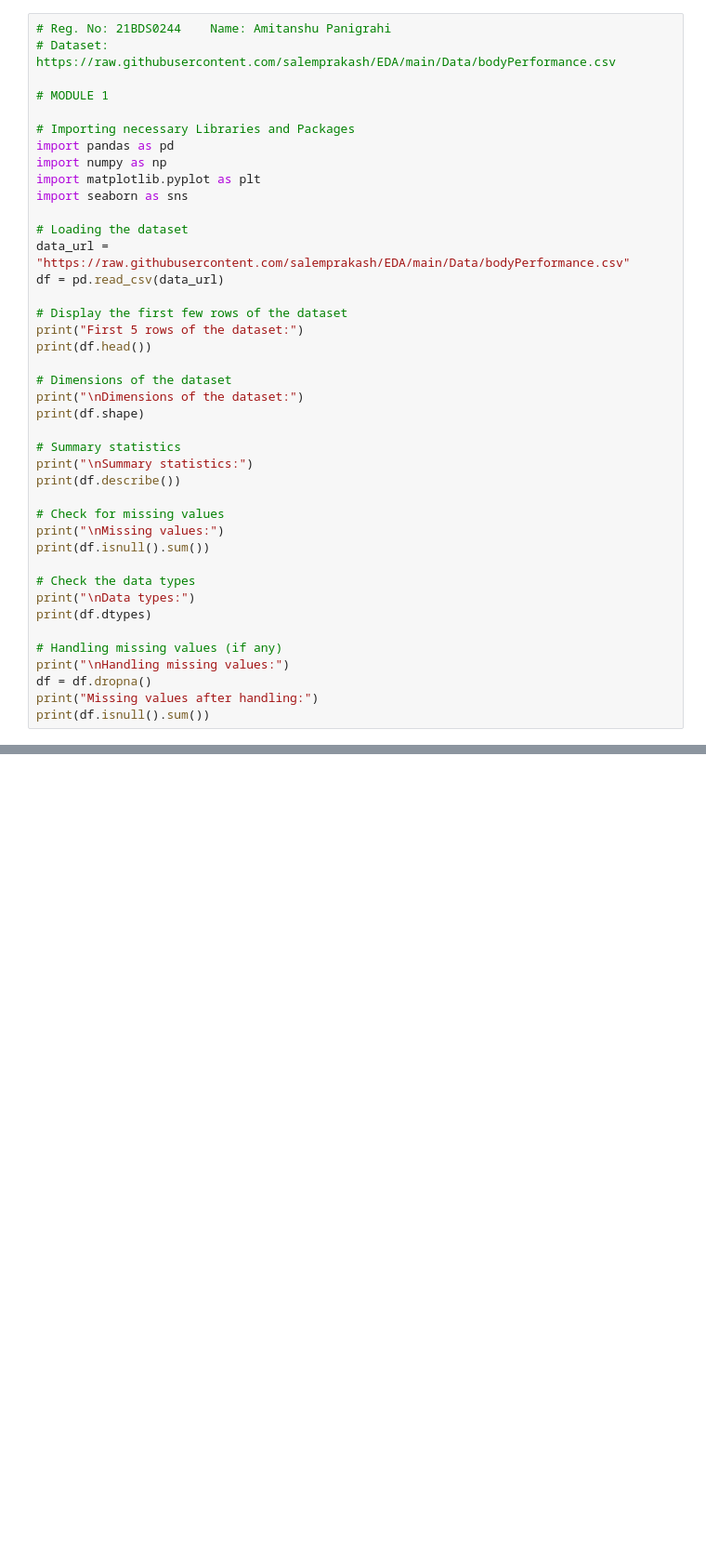
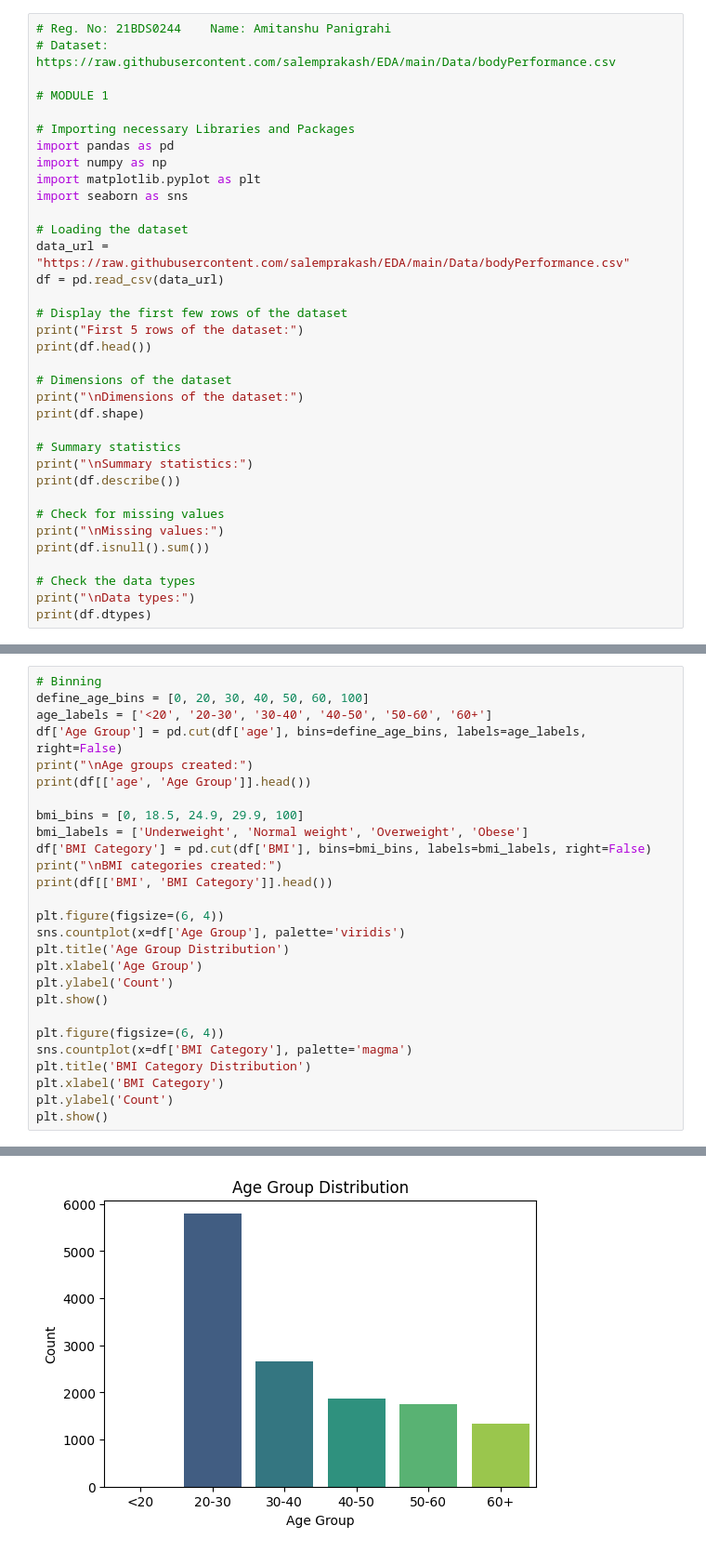
Before and after one commit to amitanshupanigrahi2704/EDA-, a Jupyter notebook: 21BDS0244.ipynb, the cells around one changed output, grey strips where cells are left out. Shown at 93% size. Saved outputs shown, nothing was run; the diff lists cells and outputs as text; blank space fills up the shorter version.

```diff
--- a/21BDS0244.ipynb
+++ b/21BDS0244.ipynb
@@ -35,12 +35,6 @@ print(df.isnull().sum())
 # Check the data types
 print("\nData types:")
 print(df.dtypes)
-
-# Handling missing values (if any)
-print("\nHandling missing values:")
-df = df.dropna()
-print("Missing values after handling:")
-print(df.isnull().sum())
 # %% [output]
 First 5 rows of the dataset:
    age gender  height_cm  weight_kg  body fat_%  diastolic  systolic  \
@@ -140,0 +169,28 @@ DataFrame after dropping duplicates:
+# %%
+# Binning
+define_age_bins = [0, 20, 30, 40, 50, 60, 100]
+age_labels = ['<20', '20-30', '30-40', '40-50', '50-60', '60+']
+df['Age Group'] = pd.cut(df['age'], bins=define_age_bins, labels=age_labels, right=False)
+print("\nAge groups created:")
+print(df[['age', 'Age Group']].head())
+
+bmi_bins = [0, 18.5, 24.9, 29.9, 100]
+bmi_labels = ['Underweight', 'Normal weight', 'Overweight', 'Obese']
+df['BMI Category'] = pd.cut(df['BMI'], bins=bmi_bins, labels=bmi_labels, right=False)
+print("\nBMI categories created:")
+print(df[['BMI', 'BMI Category']].head())
+
+plt.figure(figsize=(6, 4))
+sns.countplot(x=df['Age Group'], palette='viridis')
+plt.title('Age Group Distribution')
+plt.xlabel('Age Group')
+plt.ylabel('Count')
+plt.show()
+
+plt.figure(figsize=(6, 4))
+sns.countplot(x=df['BMI Category'], palette='magma')
+plt.title('BMI Category Distribution')
+plt.xlabel('BMI Category')
+plt.ylabel('Count')
+plt.show()
+# %% [output]
@@ -140,0 +215 @@ DataFrame after dropping duplicates:
+[figure, added]
```
Also changed, not shown: parts of 4 cells of this notebook.
